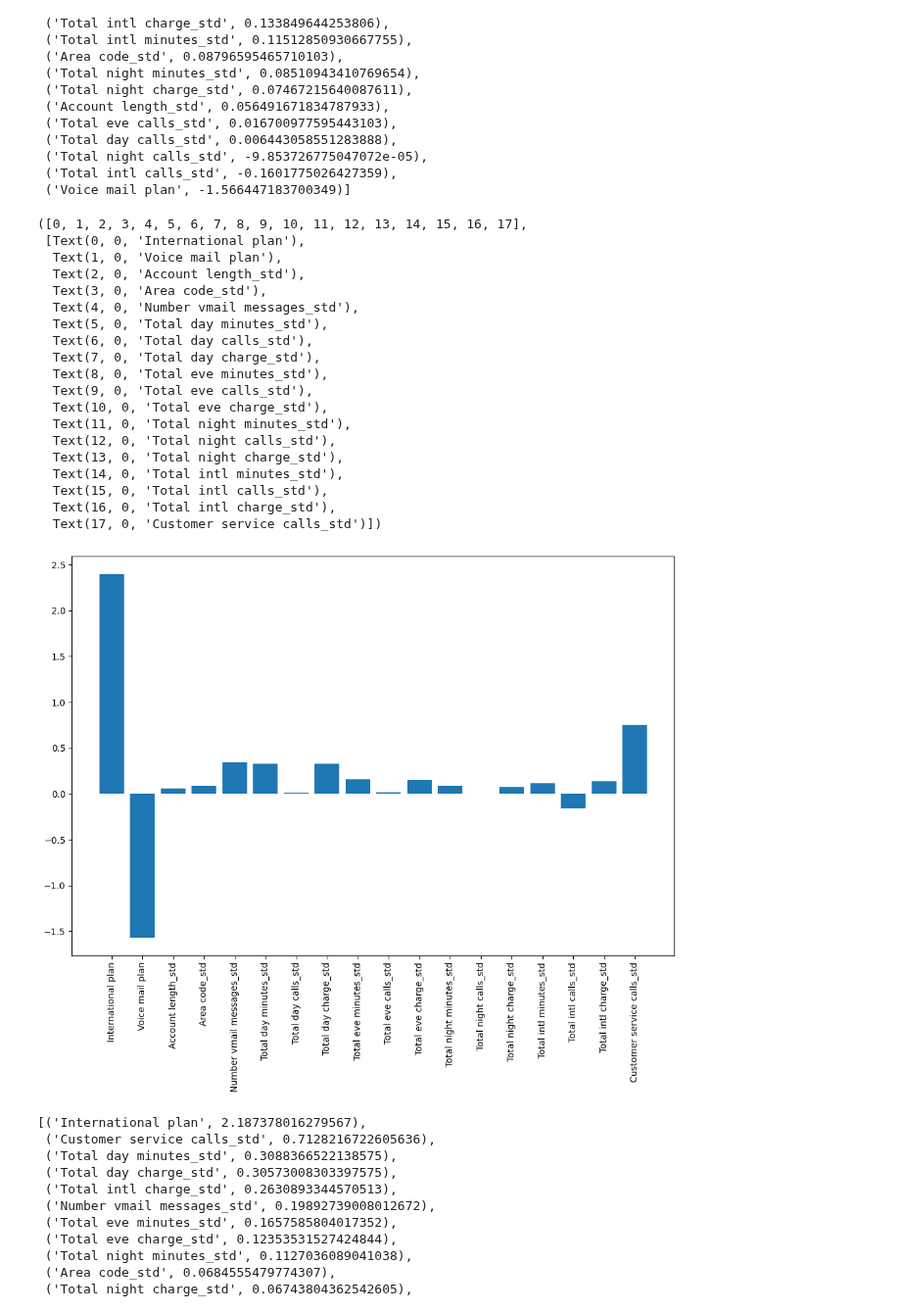
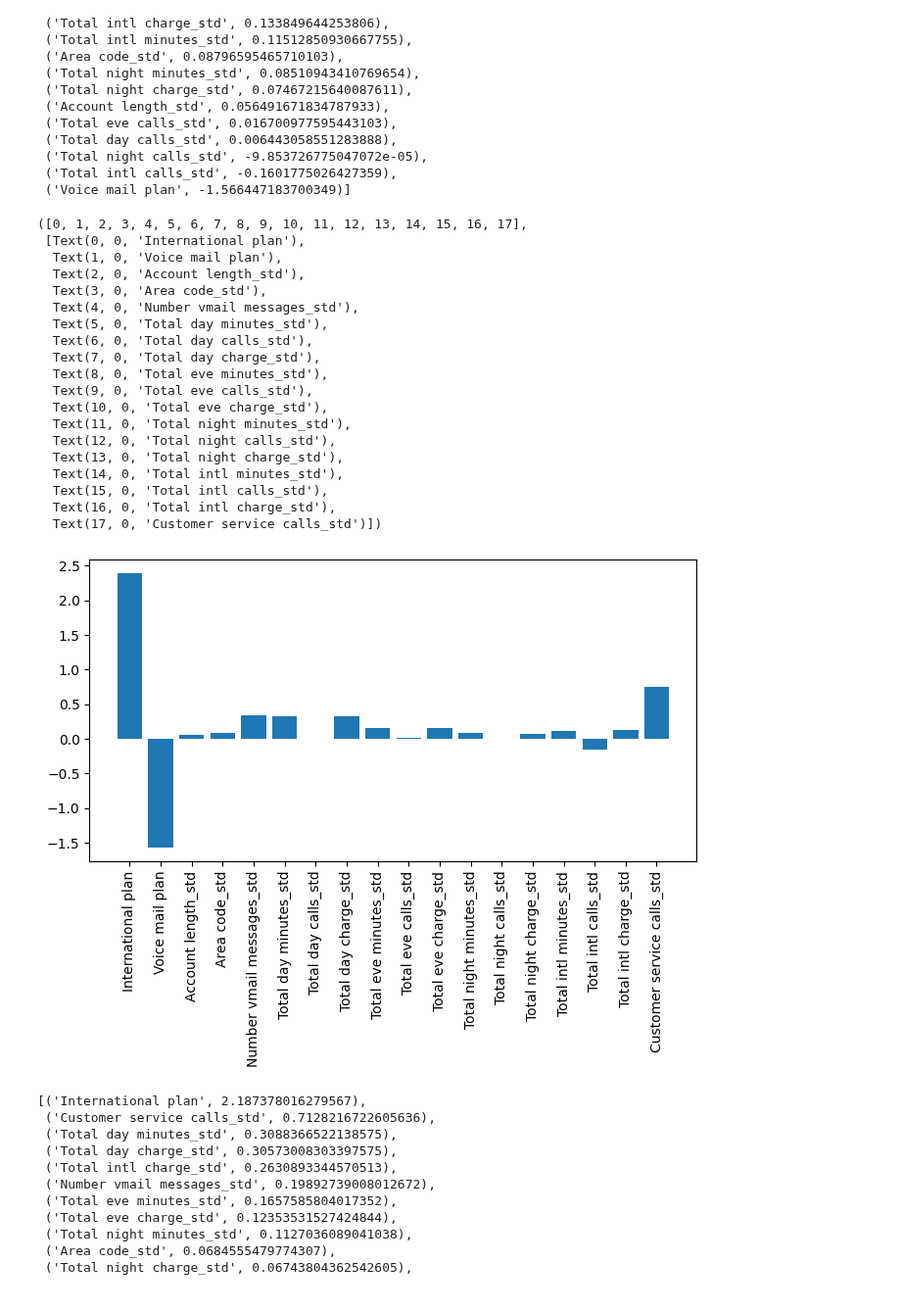
Before and after one commit to IgorKolotushkin/machine_learning_ds, a Jupyter notebook: hw7/Практическая работа. Логическая классификация. Деревья решений.ipynb, the cells around one changed output. Shown at 98% size. Saved outputs shown, nothing was run; the diff lists cells and outputs as text; code cells hidden in the pictures.

```diff
--- a/hw7/Практическая работа. Логическая классификация. Деревья решений.ipynb
+++ b/hw7/Практическая работа. Логическая классификация. Деревья решений.ipynb
@@ -393,30 +416,30 @@ lr_imp_list
  ('Total intl calls_std', -0.1601775026427359),
  ('Voice mail plan', -1.566447183700349)]
 # %%
-plt.figure(figsize=(12,8))
+plt.figure(figsize=(8,4))
 plt.bar(x_train.columns, best_lr.coef_[0])
 plt.xticks(rotation=90)
 # %% [output]
 ([0, 1, 2, 3, 4, 5, 6, 7, 8, 9, 10, 11, 12, 13, 14, 15, 16, 17],
  [Text(0, 0, 'International plan'),
   Text(1, 0, 'Voice mail plan'),
   Text(2, 0, 'Account length_std'),
   Text(3, 0, 'Area code_std'),
   Text(4, 0, 'Number vmail messages_std'),
   Text(5, 0, 'Total day minutes_std'),
   Text(6, 0, 'Total day calls_std'),
   Text(7, 0, 'Total day charge_std'),
   Text(8, 0, 'Total eve minutes_std'),
   Text(9, 0, 'Total eve calls_std'),
   Text(10, 0, 'Total eve charge_std'),
   Text(11, 0, 'Total night minutes_std'),
   Text(12, 0, 'Total night calls_std'),
   Text(13, 0, 'Total night charge_std'),
   Text(14, 0, 'Total intl minutes_std'),
   Text(15, 0, 'Total intl calls_std'),
   Text(16, 0, 'Total intl charge_std'),
   Text(17, 0, 'Customer service calls_std')])
-[figure, old version]
+[figure, new version]
 # %%
 svc_imp_list = list(zip(best_svc.feature_names_in_, best_svc.coef_[0]))
 svc_imp_list.sort(key=lambda x: x[1], reverse=True)
```
Also changed, not shown: parts of 7 cells of this notebook.
